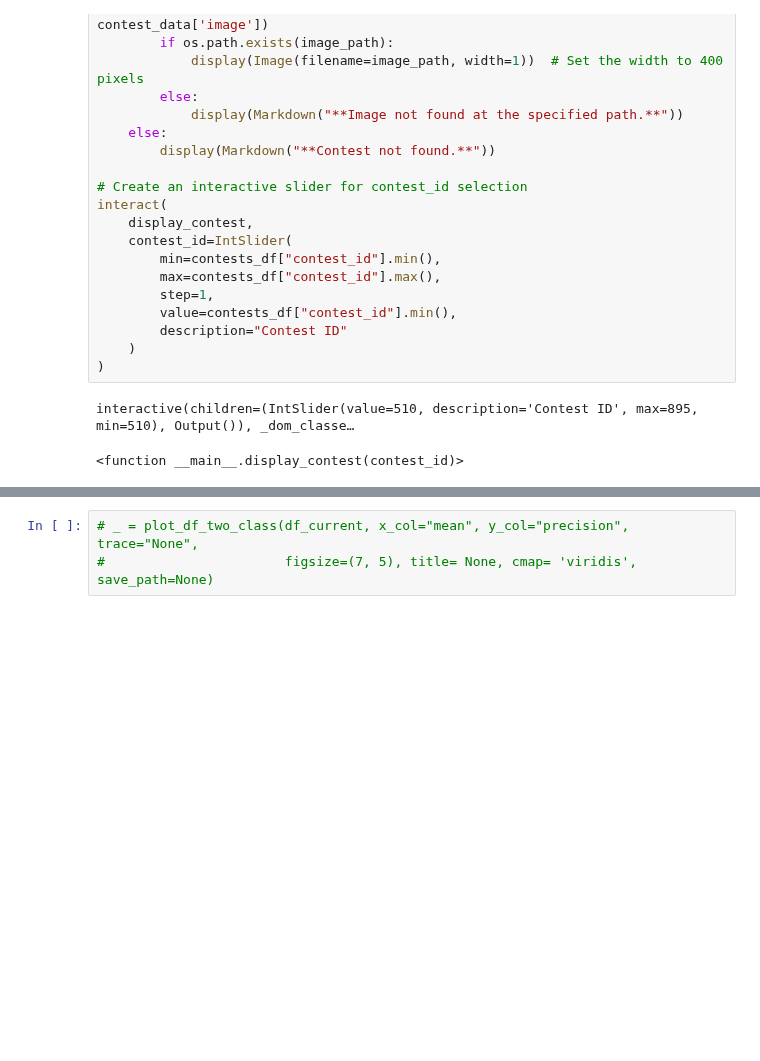
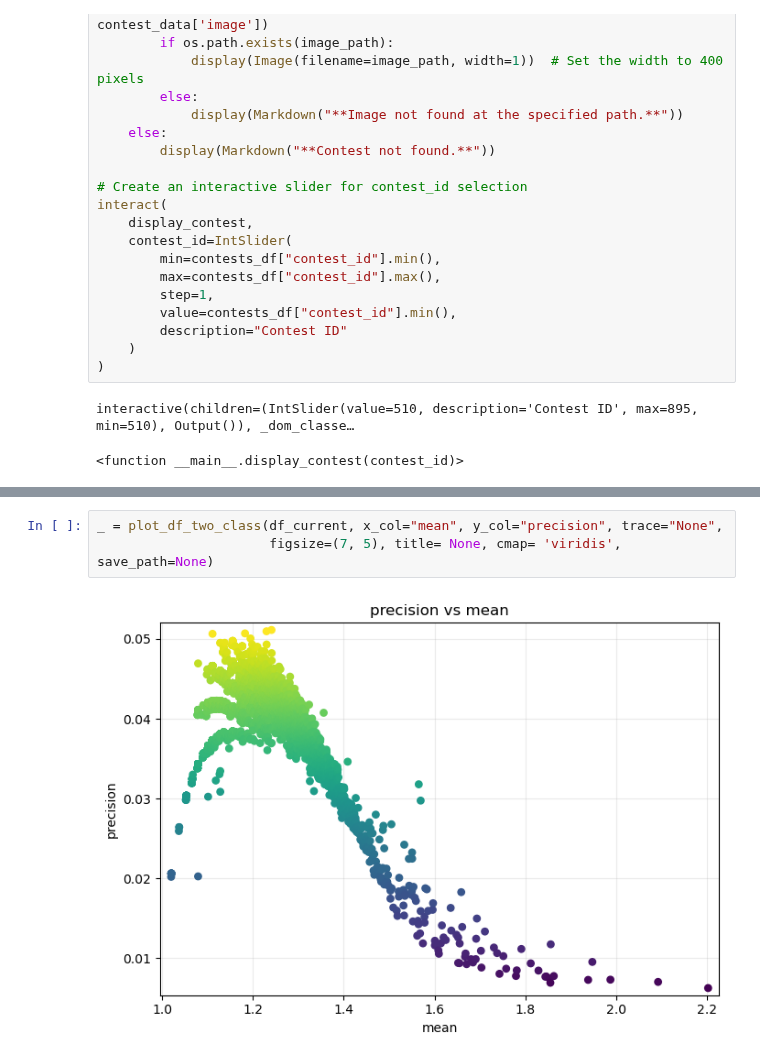
Before and after one commit to epfl-ada/ada-2025-project-json-derulo, a Jupyter notebook: src/Jeremy/data_exploration.ipynb, the cells around one changed output, grey strips where cells are left out. Drawn from its saved outputs; the diff is of its cells as text; blank space fills up the shorter version.

```diff
--- a/src/Jeremy/data_exploration.ipynb
+++ b/src/Jeremy/data_exploration.ipynb
@@ -111,3 +111,5 @@ display(df_current.head(10))
 # %%
-# _ = plot_df_two_class(df_current, x_col="mean", y_col="precision", trace="None",
-#                       figsize=(7, 5), title= None, cmap= 'viridis', save_path=None)
+_ = plot_df_two_class(df_current, x_col="mean", y_col="precision", trace="None",
+                      figsize=(7, 5), title= None, cmap= 'viridis', save_path=None)
+# %% [output]
+[figure, added]
```
Also changed, not shown: parts of 5 cells of this notebook, 2 other files.
